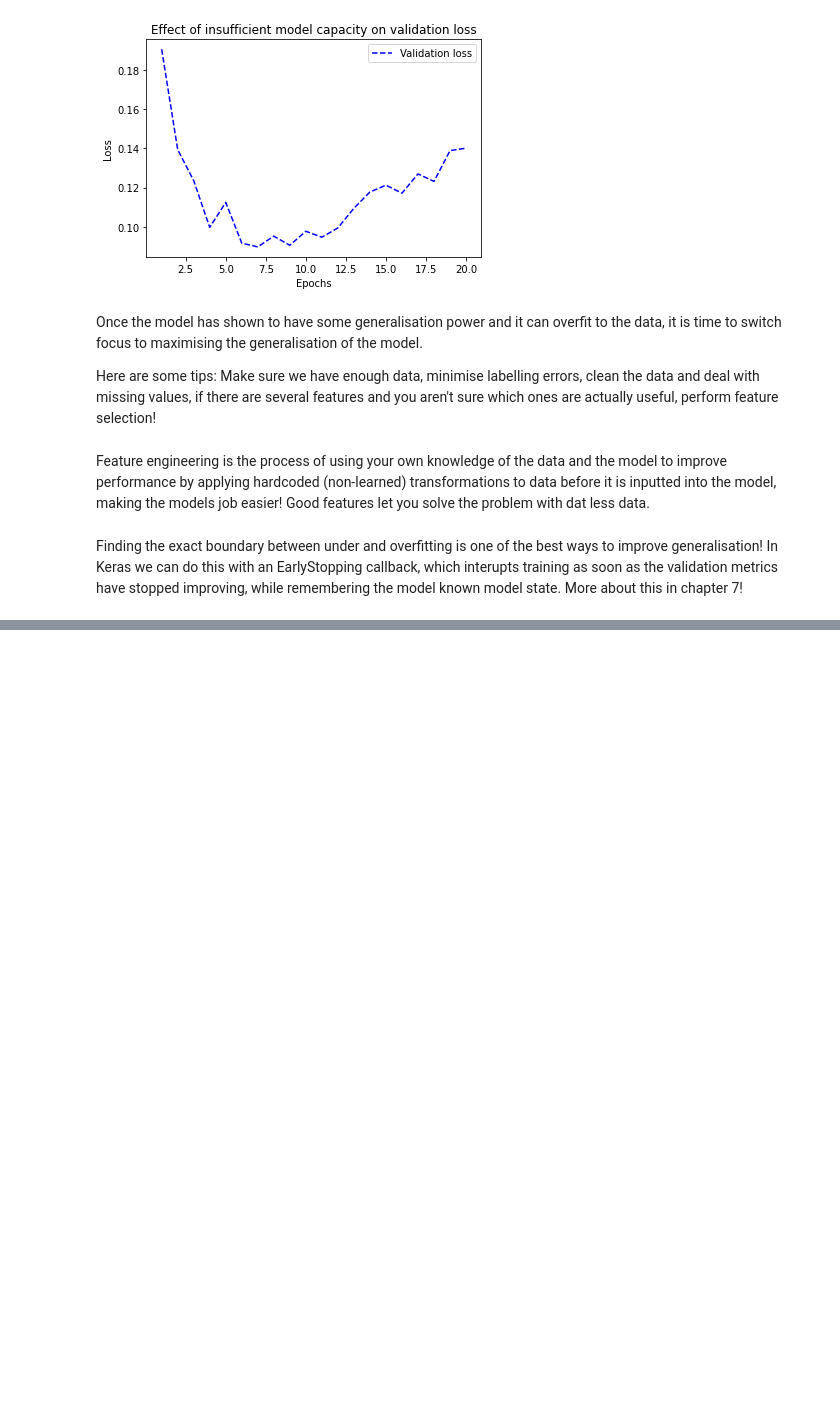
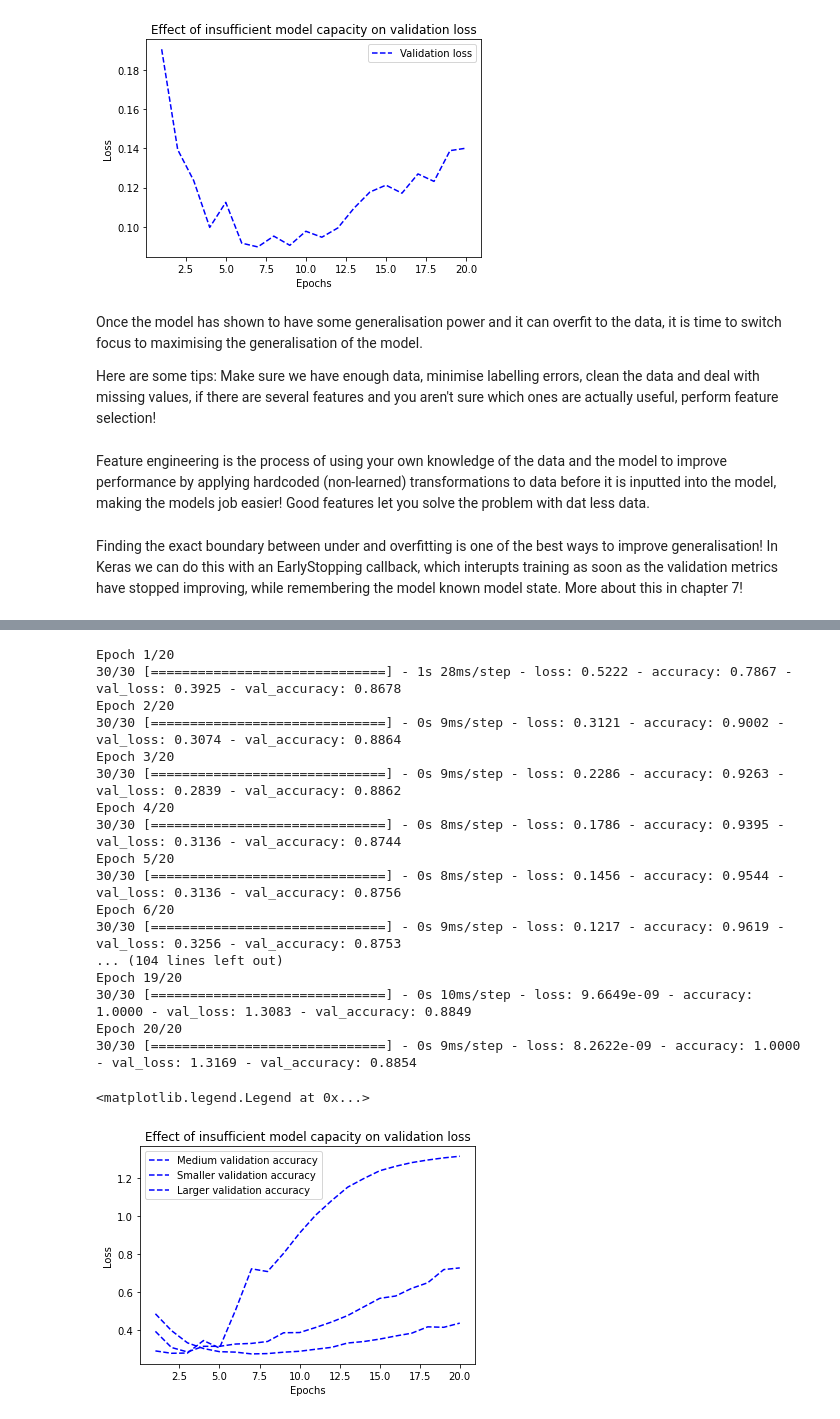
Before and after one commit to mikegroom765/Deep-learning-with-Python, a Jupyter notebook: Chapter 5.ipynb, the cells around one changed output, grey strips where cells are left out. Drawn from its saved outputs; the diff is of its cells as text; code cells hidden in the pictures; blank space fills up the shorter version.

```diff
--- a/Chapter 5.ipynb
+++ b/Chapter 5.ipynb
@@ -253,0 +256,48 @@ Finding the exact boundary between under and overfitting is one of the best ways
+# %%
+from tensorflow import keras
+from keras import layers
+from tensorflow.keras.datasets import imdb
+import numpy as np
+import matplotlib.pyplot as plt
+
+(train_data, train_labels), _ = imdb.load_data(num_words=10000)
+
+def vectorize_sequences(sequences, dimension=10000):
+    results = np.zeros((len(sequences), dimension))
+    for i, sequence in enumerate(sequences):
+        results[i, sequence] = 1.
+    return results
+
+train_data = vectorize_sequences(train_data)
+
+model = keras.Sequential([layers.Dense(16, activation="relu"), layers.Dense(16, activation="relu"), layers.Dense(1, activation="sigmoid")])
+model.compile(optimizer="rmsprop", loss="binary_crossentropy", metrics=["accuracy"])
+history_original = model.fit(train_data, train_labels, epochs=20, batch_size=512, validation_split=0.4)
+
+model = keras.Sequential([layers.Dense(4, activation="relu"), layers.Dense(4, activation="relu"), layers.Dense(1, activation="sigmoid")])
+model.compile(optimizer="rmsprop", loss="binary_crossentropy", metrics=["accuracy"])
+history_smaller = model.fit(train_data, train_labels, epochs=20, batch_size=512, validation_split=0.4)
+
+model = keras.Sequential([layers.Dense(512, activation="relu"), layers.Dense(512, activation="relu"), layers.Dense(1, activation="sigmoid")])
+model.compile(optimizer="rmsprop", loss="binary_crossentropy", metrics=["accuracy"])
+history_larger = model.fit(train_data, train_labels, epochs=20, batch_size=512, validation_split=0.4)
+# %% [output]
+Epoch 1/20
+30/30 [==============================] - 1s 28ms/step - loss: 0.5222 - accuracy: 0.7867 - val_loss: 0.3925 - val_accuracy: 0.8678
+Epoch 2/20
+30/30 [==============================] - 0s 9ms/step - loss: 0.3121 - accuracy: 0.9002 - val_loss: 0.3074 - val_accuracy: 0.8864
+Epoch 3/20
+30/30 [==============================] - 0s 9ms/step - loss: 0.2286 - accuracy: 0.9263 - val_loss: 0.2839 - val_accuracy: 0.8862
+Epoch 4/20
+30/30 [==============================] - 0s 8ms/step - loss: 0.1786 - accuracy: 0.9395 - val_loss: 0.3136 - val_accuracy: 0.8744
+Epoch 5/20
+30/30 [==============================] - 0s 8ms/step - loss: 0.1456 - accuracy: 0.9544 - val_loss: 0.3136 - val_accuracy: 0.8756
+Epoch 6/20
+30/30 [==============================] - 0s 9ms/step - loss: 0.1217 - accuracy: 0.9619 - val_loss: 0.3256 - val_accuracy: 0.8753
+... (104 lines left out)
+Epoch 19/20
+30/30 [==============================] - 0s 10ms/step - loss: 9.6649e-09 - accuracy: 1.0000 - val_loss: 1.3083 - val_accuracy: 0.8849
+Epoch 20/20
+30/30 [==============================] - 0s 9ms/step - loss: 8.2622e-09 - accuracy: 1.0000 - val_loss: 1.3169 - val_accuracy: 0.8854
+<matplotlib.legend.Legend at 0x...>
+[figure, added]
```
Also changed, not shown: parts of 10 cells of this notebook.
